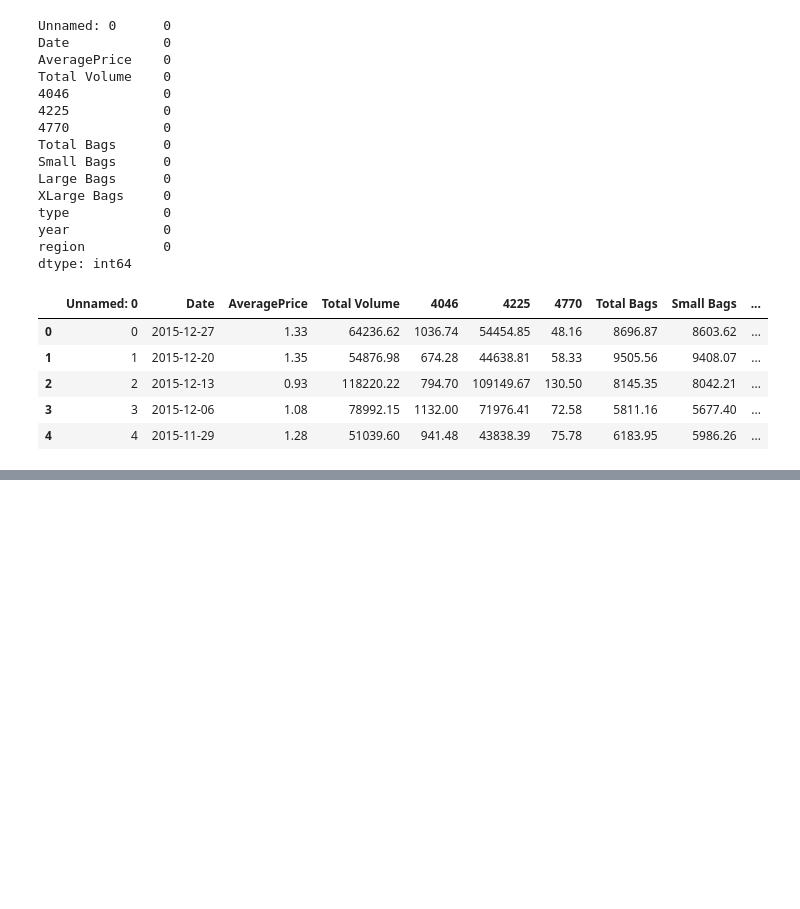
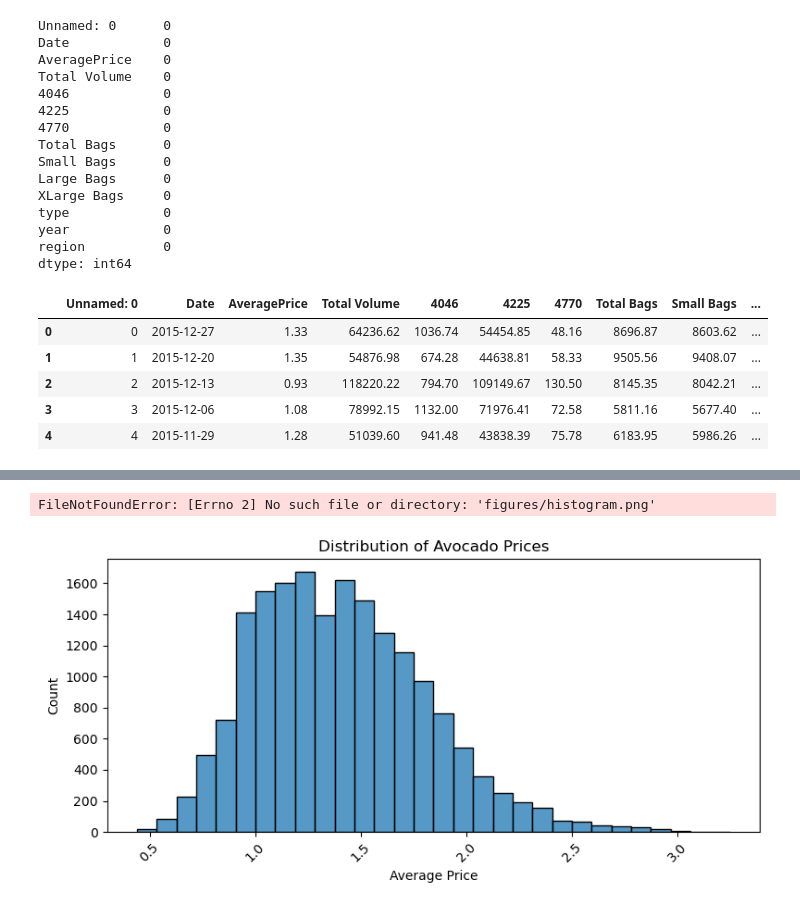
Before and after one commit to ChristianDelpin/cis4930-group18, a Jupyter notebook: src/analysis.ipynb, the cells around one changed output, grey strips where cells are left out. Cells and saved outputs as stored; diff of their text form; code cells hidden in the pictures; blank space fills up the shorter version.

Commit message:
Fix: Fixing basic errors.

```diff
--- a/src/analysis.ipynb
+++ b/src/analysis.ipynb
@@ -137,17 +142,20 @@ plt.show()
 # %%
-4.3 - Histogram
+# 4.3 - Histogram
 plt.figure(figsize=(8,4))
 
 sns.histplot(x='AveragePrice', data=df, bins=30)
 
 plt.xticks(rotation=45)
 
 plt.title("Distribution of Avocado Prices")
 plt.xlabel("Average Price")
 plt.ylabel("Count")
 
 plt.tight_layout()
 plt.savefig("figures/histogram.png", dpi=300)
 
 plt.show()
+# %% [output]
+FileNotFoundError: [Errno 2] No such file or directory: 'figures/histogram.png'
+[figure, added]
 # %%
```
Also changed, not shown: parts of 6 cells of this notebook, 3 other files.
